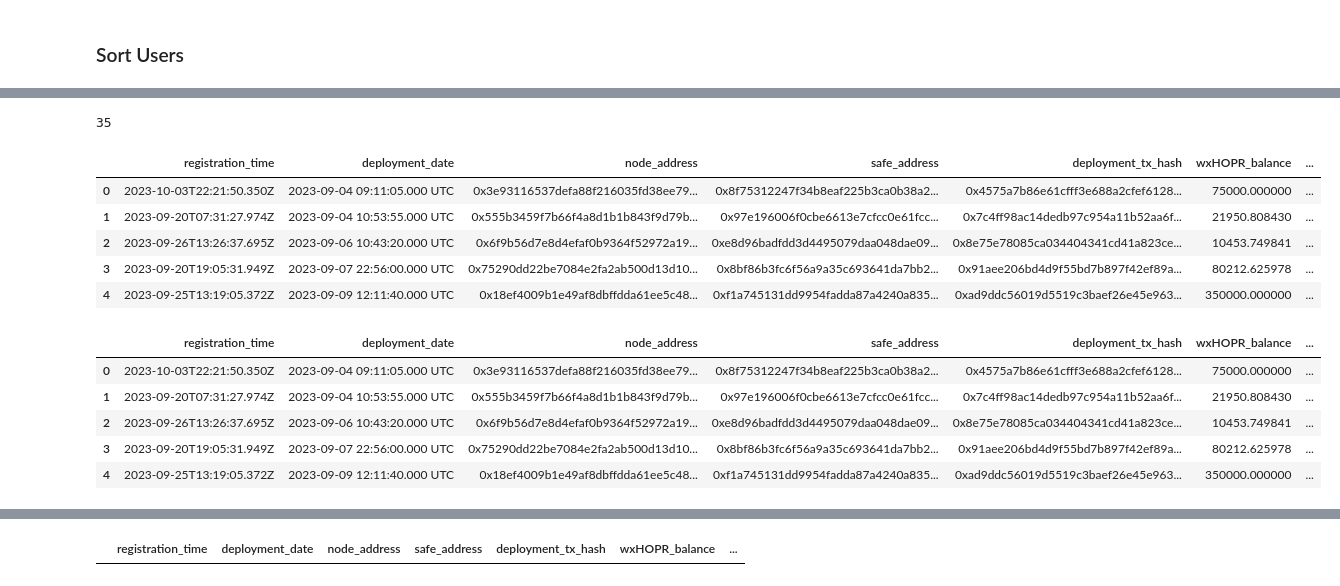
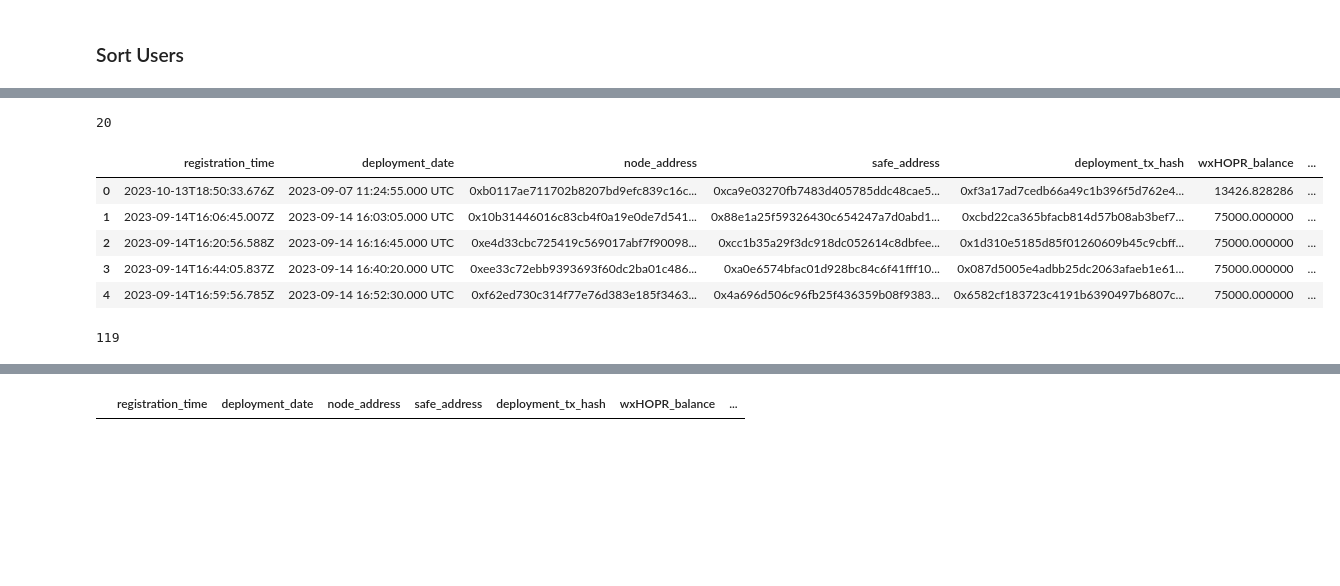
Before and after one commit to MartinBenediktBusch/Analytics_HOPR, a Jupyter notebook: waitlist_dufour.ipynb, the cells around one changed output, grey strips where cells are left out. Drawn from its saved outputs; the diff is of its cells as text; code cells hidden in the pictures; blank space fills up the shorter version.

```diff
--- a/waitlist_dufour.ipynb
+++ b/waitlist_dufour.ipynb
@@ -19,6 +19,6 @@ print(len(network_waitlist_data))
 # %% [markdown]
 ### Prepare Data and Merge
 # %%
-network_waitlist_data = network_waitlist_data[~network_waitlist_data["Safe address"].isnull()]
+network_waitlist_data = network_waitlist_data[~network_waitlist_data["Waitlist No."].isnull()]
 print(len(network_waitlist_data))
 # %% [output]
@@ -242,72 +240,43 @@ display(stake_waitlist_01.head())
 # %%
 print(len(stake_waitlist_01))
 # %% [output]
-35
+20
 # %%
 # Assuming you have two dataframes, nr_waitlist_01 and stake_waitlist_01
 nr_chunk_size = 20
 stake_chunk_size = 10
 
 nr_index = 0  # Starting index for nr_waitlist_01
 stake_index = 0  # Starting index for stake_waitlist_01
 
 final_chunks = []  # List to store concatenated chunks
 
-while nr_index < len(nr_waitlist_01) and stake_index < len(stake_waitlist_01):
-    nr_chunk = nr_waitlist_01.iloc[nr_index:nr_index + nr_chunk_size]
-    stake_chunk = stake_waitlist_01.iloc[stake_index:stake_index + stake_chunk_size]
+while nr_index < len(nr_waitlist_01) or stake_index < len(stake_waitlist_01):
+    # Add a chunk of nr if there are more rows available
+    if nr_index < len(nr_waitlist_01):
+        nr_chunk = nr_waitlist_01.iloc[nr_index:nr_index + nr_chunk_size]
+        final_chunks.append(nr_chunk)
+        nr_index += nr_chunk_size
 
-    final_chunks.extend([nr_chunk, stake_chunk])
-
-    nr_index += nr_chunk_size
-    stake_index += stake_chunk_size
+    # Add a chunk of stake if there are more rows available
+    if stake_index < len(stake_waitlist_01):
+        stake_chunk = stake_waitlist_01.iloc[stake_index:stake_index + stake_chunk_size]
+        final_chunks.append(stake_chunk)
+        stake_index += stake_chunk_size
 
 # Concatenate the final chunks row-wise
 final_waitlist = pd.concat(final_chunks, ignore_index=True)
 
 display(final_waitlist.head())
+print(len(final_waitlist))
 # %% [output]
 |  | registration_time | deployment_date | node_address | safe_address | deployment_tx_hash | wxHOPR_balance | ... |
-| 0 | 2023-10-03T22:21:50.350Z | 2023-09-04 09:11:05.000 UTC | 0x3e93116537defa88f216035fd38ee79... | 0x8f75312247f34b8eaf225b3ca0b38a2... | 0x4575a7b86e61cfff3e688a2cfef6128... | 75000.000000 | ... |
-| 1 | 2023-09-20T07:31:27.974Z | 2023-09-04 10:53:55.000 UTC | 0x555b3459f7b66f4a8d1b1b843f9d79b... | 0x97e196006f0cbe6613e7cfcc0e61fcc... | 0x7c4ff98ac14dedb97c954a11b52aa6f... | 21950.808430 | ... |
-| 2 | 2023-09-26T13:26:37.695Z | 2023-09-06 10:43:20.000 UTC | 0x6f9b56d7e8d4efaf0b9364f52972a19... | 0xe8d96badfdd3d4495079daa048dae09... | 0x8e75e78085ca034404341cd41a823ce... | 10453.749841 | ... |
-| 3 | 2023-09-20T19:05:31.949Z | 2023-09-07 22:56:00.000 UTC | 0x75290dd22be7084e2fa2ab500d13d10... | 0x8bf86b3fc6f56a9a35c693641da7bb2... | 0x91aee206bd4d9f55bd7b897f42ef89a... | 80212.625978 | ... |
-| 4 | 2023-09-25T13:19:05.372Z | 2023-09-09 12:11:40.000 UTC | 0x18ef4009b1e49af8dbffdda61ee5c48... | 0xf1a745131dd9954fadda87a4240a835... | 0xad9ddc56019d5519c3baef26e45e963... | 350000.000000 | ... |
+| 0 | 2023-10-13T18:50:33.676Z | 2023-09-07 11:24:55.000 UTC | 0xb0117ae711702b8207bd9efc839c16c... | 0xca9e03270fb7483d405785ddc48cae5... | 0xf3a17ad7cedb66a49c1b396f5d762e4... | 13426.828286 | ... |
+| 1 | 2023-09-14T16:06:45.007Z | 2023-09-14 16:03:05.000 UTC | 0x10b31446016c83cb4f0a19e0de7d541... | 0x88e1a25f59326430c654247a7d0abd1... | 0xcbd22ca365bfacb814d57b08ab3bef7... | 75000.000000 | ... |
+| 2 | 2023-09-14T16:20:56.588Z | 2023-09-14 16:16:45.000 UTC | 0xe4d33cbc725419c569017abf7f90098... | 0xcc1b35a29f3dc918dc052614c8dbfee... | 0x1d310e5185d85f01260609b45c9cbff... | 75000.000000 | ... |
+| 3 | 2023-09-14T16:44:05.837Z | 2023-09-14 16:40:20.000 UTC | 0xee33c72ebb9393693f60dc2ba01c486... | 0xa0e6574bfac01d928bc84c6f41fff10... | 0x087d5005e4adbb25dc2063afaeb1e61... | 75000.000000 | ... |
+| 4 | 2023-09-14T16:59:56.785Z | 2023-09-14 16:52:30.000 UTC | 0xf62ed730c314f77e76d383e185f3463... | 0x4a696d506c96fb25f436359b08f9383... | 0x6582cf183723c4191b6390497b6807c... | 75000.000000 | ... |
+119
-# %%
-import pandas as pd
-
-# Assuming you have two dataframes, nr_waitlist_01 and stake_waitlist_01
-nr_chunk_size = 20
-stake_chunk_size = 10
-
-nr_index = 0  # Starting index for nr_waitlist_01
-stake_index = 0  # Starting index for stake_waitlist_01
-
-final_chunks = []  # List to store concatenated chunks
-
-# Loop for nr_waitlist_01
-while nr_index < len(nr_waitlist_01):
-    nr_chunk = nr_waitlist_01.iloc[nr_index:nr_index + nr_chunk_size]
-    final_chunks.append(nr_chunk)
-    nr_index += nr_chunk_size
-
-# Loop for stake_waitlist_01
-while stake_index < len(stake_waitlist_01):
-    stake_chunk = stake_waitlist_01.iloc[stake_index:stake_index + stake_chunk_size]
-    final_chunks.append(stake_chunk)
-    stake_index += stake_chunk_size
-
-# Concatenate the final chunks row-wise
-final_waitlist = pd.concat(final_chunks, ignore_index=True)
-
-display(final_waitlist.head())
-# %% [output]
-|  | registration_time | deployment_date | node_address | safe_address | deployment_tx_hash | wxHOPR_balance | ... |
-| 0 | 2023-10-03T22:21:50.350Z | 2023-09-04 09:11:05.000 UTC | 0x3e93116537defa88f216035fd38ee79... | 0x8f75312247f34b8eaf225b3ca0b38a2... | 0x4575a7b86e61cfff3e688a2cfef6128... | 75000.000000 | ... |
-| 1 | 2023-09-20T07:31:27.974Z | 2023-09-04 10:53:55.000 UTC | 0x555b3459f7b66f4a8d1b1b843f9d79b... | 0x97e196006f0cbe6613e7cfcc0e61fcc... | 0x7c4ff98ac14dedb97c954a11b52aa6f... | 21950.808430 | ... |
-| 2 | 2023-09-26T13:26:37.695Z | 2023-09-06 10:43:20.000 UTC | 0x6f9b56d7e8d4efaf0b9364f52972a19... | 0xe8d96badfdd3d4495079daa048dae09... | 0x8e75e78085ca034404341cd41a823ce... | 10453.749841 | ... |
-| 3 | 2023-09-20T19:05:31.949Z | 2023-09-07 22:56:00.000 UTC | 0x75290dd22be7084e2fa2ab500d13d10... | 0x8bf86b3fc6f56a9a35c693641da7bb2... | 0x91aee206bd4d9f55bd7b897f42ef89a... | 80212.625978 | ... |
-| 4 | 2023-09-25T13:19:05.372Z | 2023-09-09 12:11:40.000 UTC | 0x18ef4009b1e49af8dbffdda61ee5c48... | 0xf1a745131dd9954fadda87a4240a835... | 0xad9ddc56019d5519c3baef26e45e963... | 350000.000000 | ... |
 # %%
 print(len(final_waitlist))
 # %% [output]
```
Also changed, not shown: parts of 21 cells of this notebook, 1 other file.
